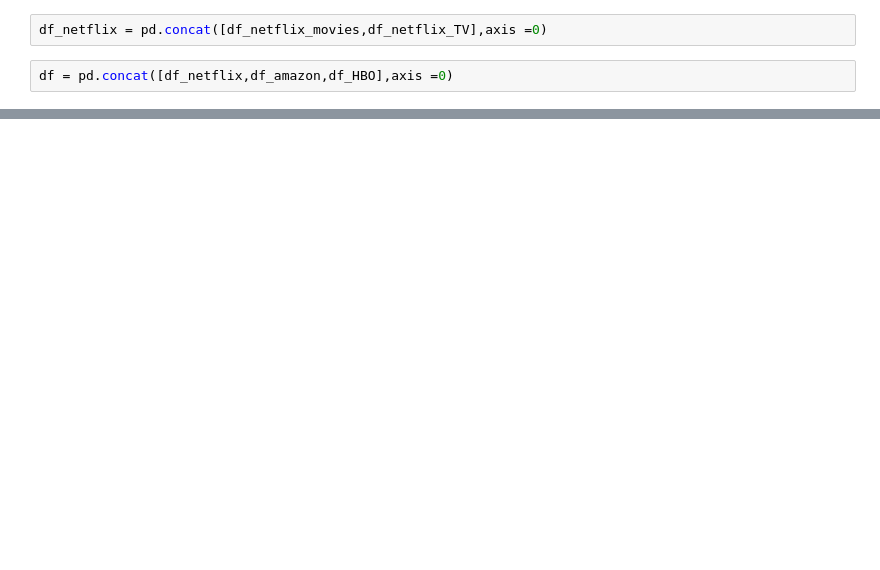
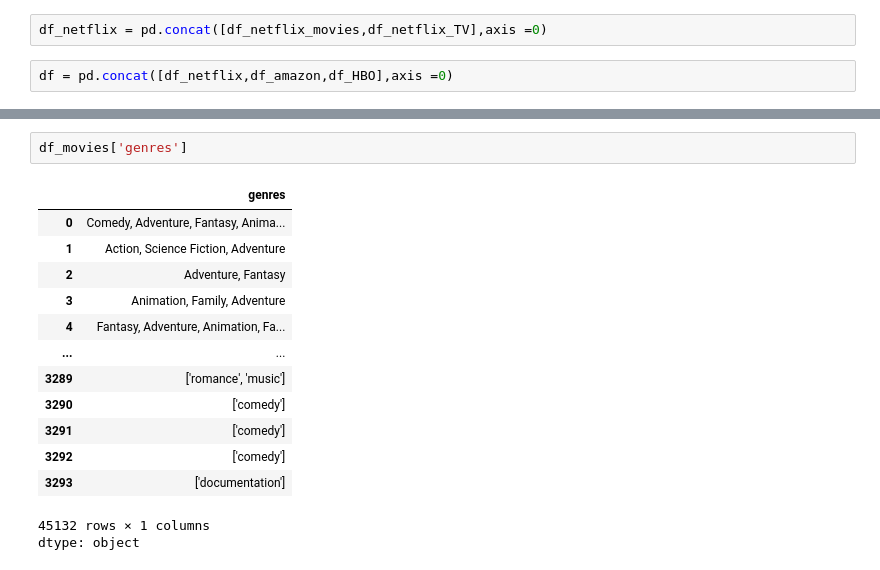
Before and after one commit to ojaspaul123/ML-Experiments, a Jupyter notebook: ML_Projects/Movie Recommendation System/Movie_Recommendation_System.ipynb, the cells around one changed output, grey strips where cells are left out. Saved outputs shown, nothing was run; the diff lists cells and outputs as text; blank space fills up the shorter version.

```diff
--- a/ML_Projects/Movie Recommendation System/Movie_Recommendation_System.ipynb
+++ b/ML_Projects/Movie Recommendation System/Movie_Recommendation_System.ipynb
@@ -105,0 +205,17 @@ df = pd.concat([df_netflix,df_amazon,df_HBO],axis =0)
+# %%
+df_movies['genres']
+# %% [output]
+|  | genres |
+| 0 | Comedy, Adventure, Fantasy, Anima... |
+| 1 | Action, Science Fiction, Adventure |
+| 2 | Adventure, Fantasy |
+| 3 | Animation, Family, Adventure |
+| 4 | Fantasy, Adventure, Animation, Fa... |
+| ... | ... |
+| 3289 | ['romance', 'music'] |
+| 3290 | ['comedy'] |
+| 3291 | ['comedy'] |
+| 3292 | ['comedy'] |
+| 3293 | ['documentation'] |
+45132 rows × 1 columns
+dtype: object
```
Also changed, not shown: parts of 31 cells of this notebook.
